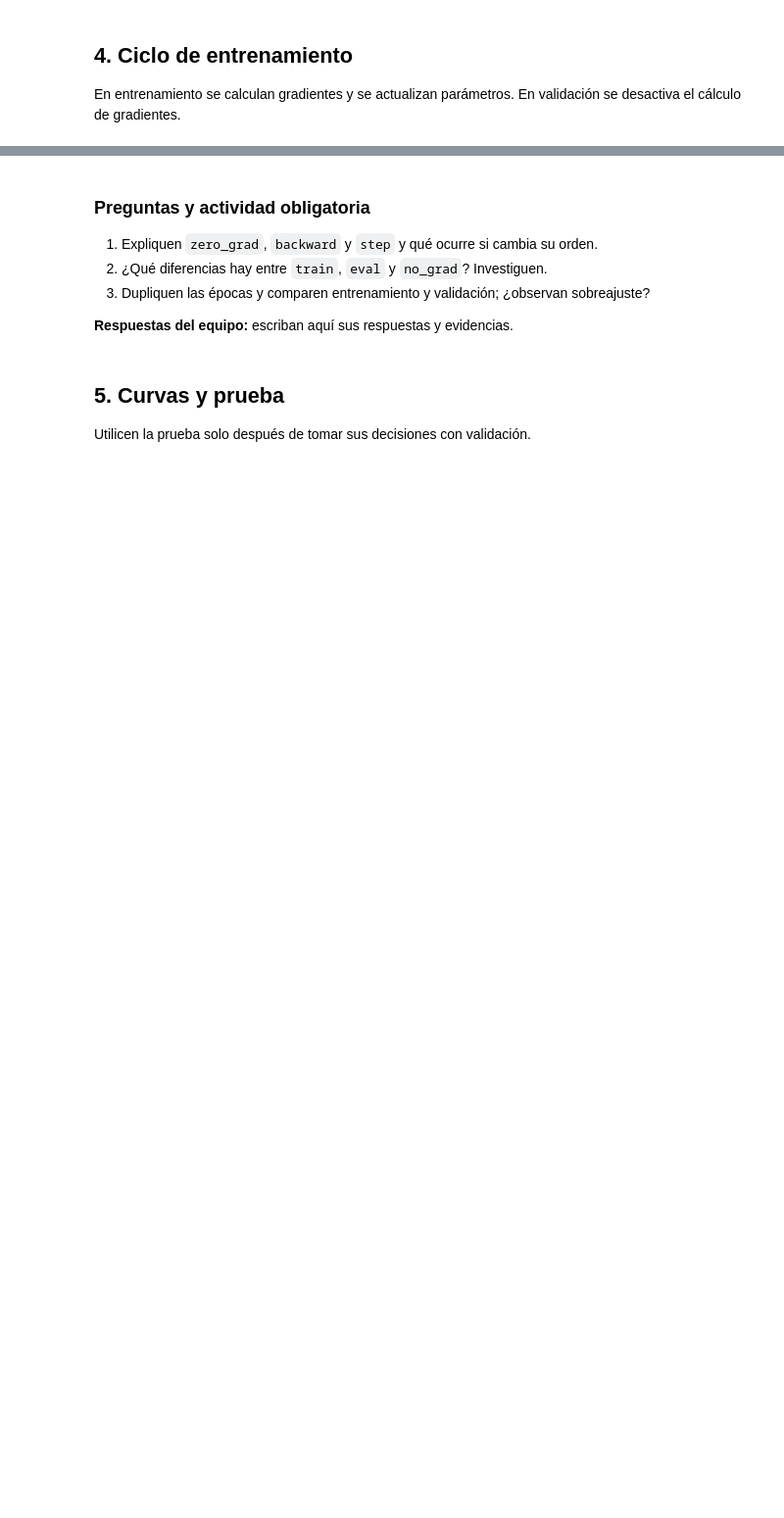
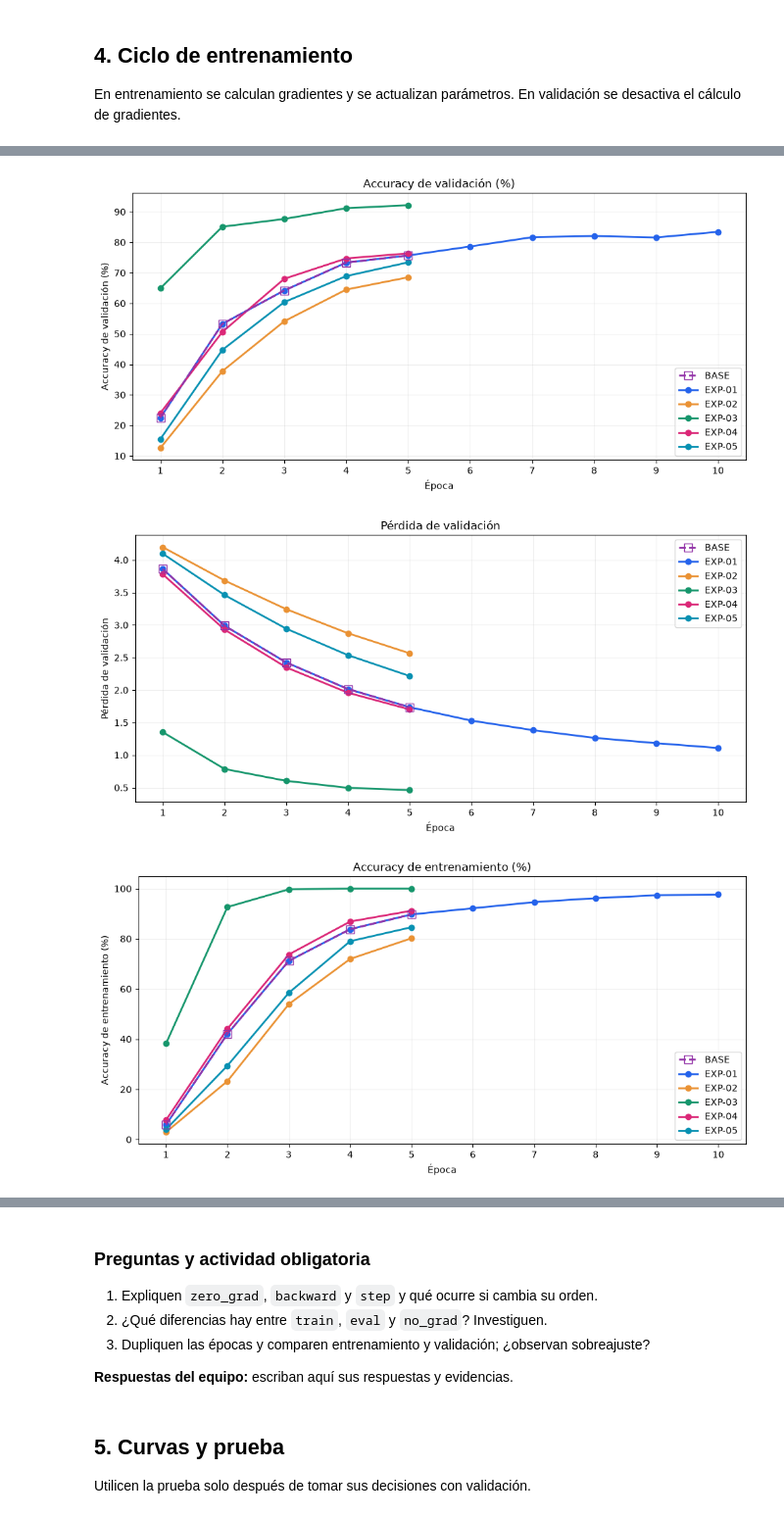
Before and after one commit to Chrusthoper/clasificacion-flores-resnet18, a Jupyter notebook: 05_flores_experimentos.ipynb, the cells around one changed output, grey strips where cells are left out. Shown at 98% size. Drawn from its saved outputs; the diff is of its cells as text; code cells hidden in the pictures; blank space fills up the shorter version.

```diff
--- a/05_flores_experimentos.ipynb
+++ b/05_flores_experimentos.ipynb
@@ -116,0 +653,16 @@ for epoca in range(epocas):  # Repite el entrenamiento el número de épocas ele
+# %%
+historial_completo = pd.concat([
+    pd.DataFrame(historial_base),
+    pd.DataFrame(historial_exp01),
+    pd.DataFrame(historial_exp02),
+    pd.DataFrame(historial_exp03),
+    pd.DataFrame(historial_exp04),
+    pd.DataFrame(historial_exp05)
+], ignore_index=True)
+
+historial_completo.to_csv(
+    "resultados/historial_completo.csv",
+    index=False
+)
+
+display(historial_completo)
@@ -116,0 +687,64 @@ for epoca in range(epocas):  # Repite el entrenamiento el número de épocas ele
+# %%
+colores = {
+    "BASE": "#9333a8",
+    "EXP-01": "#2563eb",
+    "EXP-02": "#ea9234",
+    "EXP-03": "#16966c",
+    "EXP-04": "#db2777",
+    "EXP-05": "#0891b2"
+}
+
+metricas = {
+    "val_acc": "Accuracy de validación (%)",
+    "val_loss": "Pérdida de validación",
+    "train_acc": "Accuracy de entrenamiento (%)",
+    "train_loss": "Pérdida de entrenamiento"
+}
+
+for metrica, titulo in metricas.items():
+
+    plt.figure(figsize=(10, 5))
+
+    for nombre, grupo in historial_completo.groupby(
+        "experimento"
+    ):
+        valores = grupo[metrica]
+
+        if metrica.endswith("acc"):
+            valores = valores * 100
+
+        es_base = nombre == "BASE"
+
+        plt.plot(
+            grupo["epoca"],
+            valores,
+            label=nombre,
+            color=colores[nombre],
+            linestyle="--" if es_base else "-",
+            marker="s" if es_base else "o",
+            markersize=9 if es_base else 6,
+            markerfacecolor="none" if es_base else colores[nombre],
+            linewidth=2,
+            zorder=10 if es_base else 2
+        )
+
+    plt.title(titulo)
+    plt.xlabel("Época")
+    plt.ylabel(titulo)
+    plt.xticks(range(1, 11))
+    plt.grid(alpha=0.2)
+    plt.legend()
+    plt.tight_layout()
+
+    plt.savefig(
+        f"resultados/graficas/{metrica}.png",
+        dpi=300,
+        bbox_inches="tight"
+    )
+
+    plt.show()
+    plt.close()
+# %% [output]
+[figure, added]
+[figure, added]
+[figure, added]
```
Also changed, not shown: parts of 31 cells of this notebook, 18 other files.
